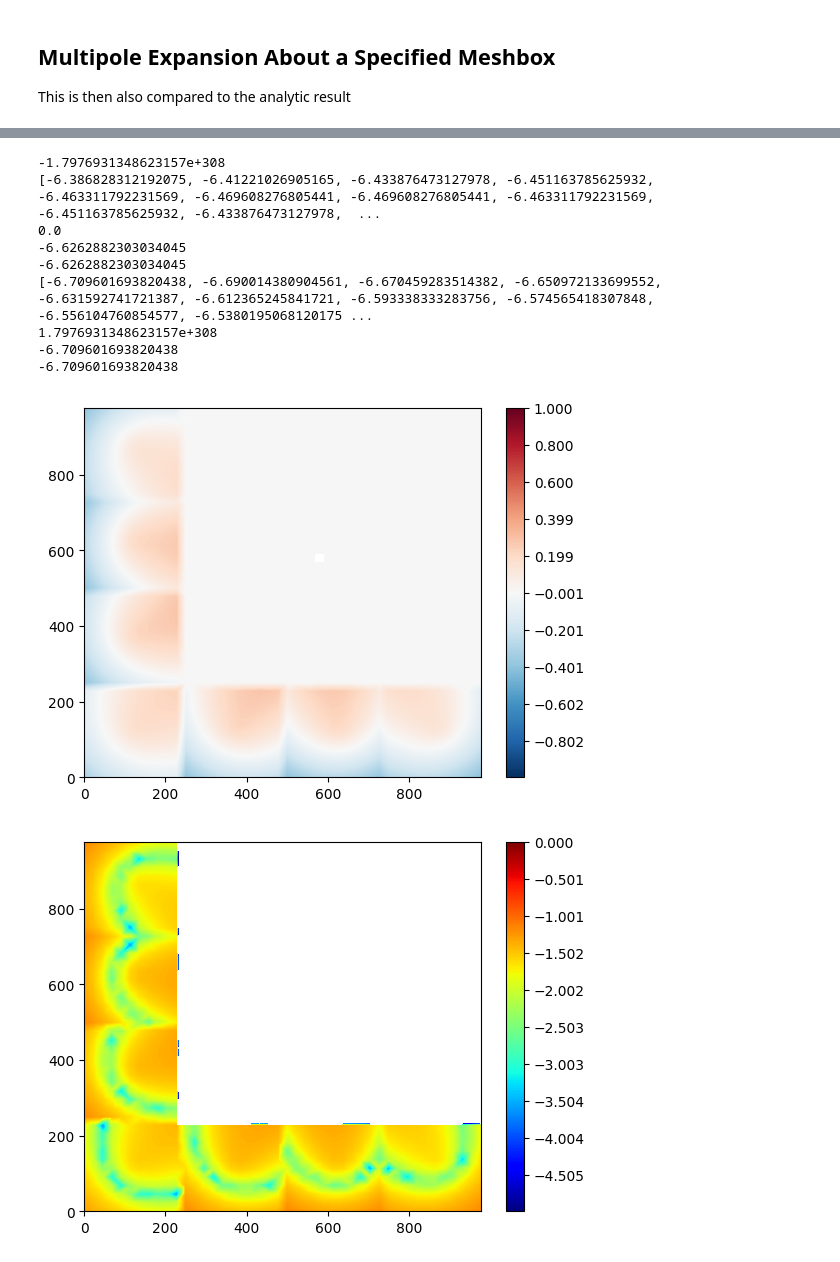
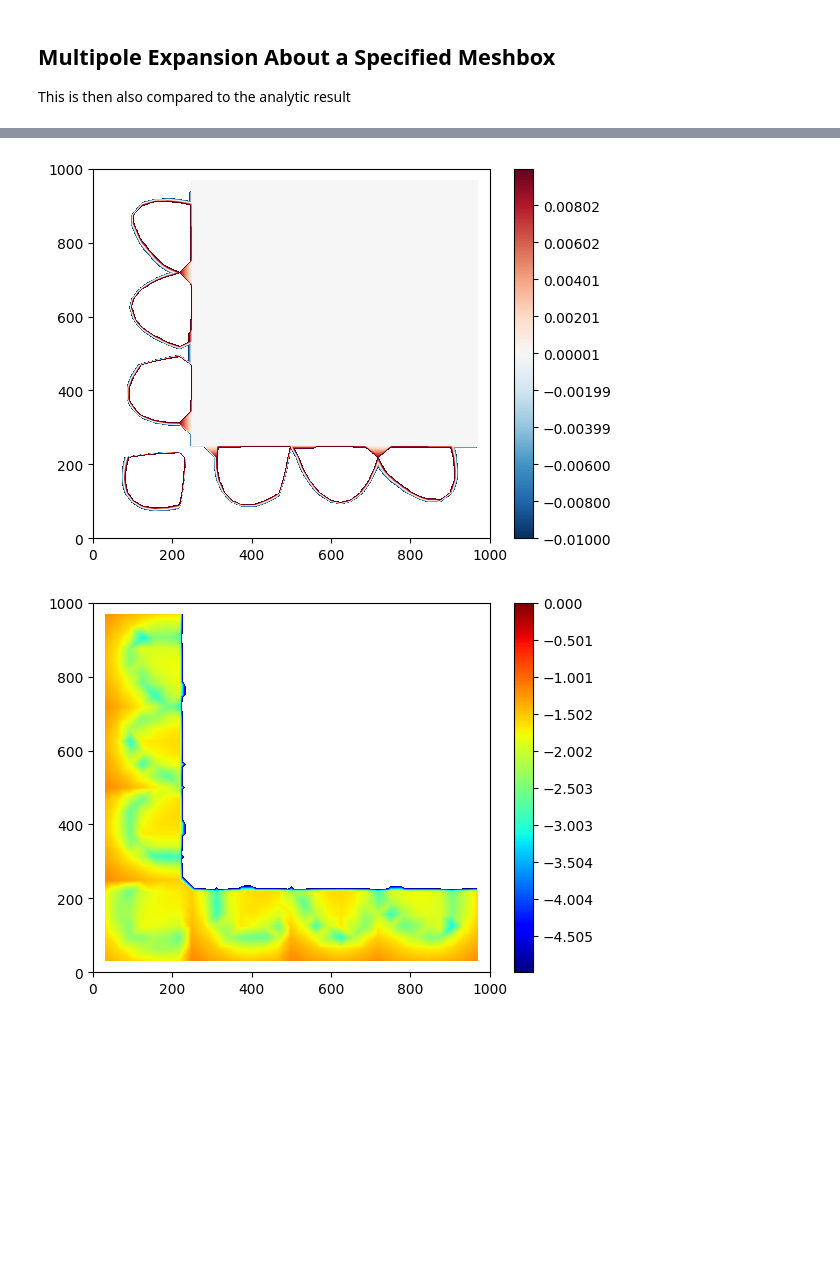
Before and after one commit to THartigan/Computing_Project, a Jupyter notebook: single_particle.ipynb, the cells around one changed output, grey strips where cells are left out. Saved outputs shown, nothing was run; the diff lists cells and outputs as text; code cells hidden in the pictures; blank space fills up the shorter version.

```diff
--- a/single_particle.ipynb
+++ b/single_particle.ipynb
@@ -14,15 +14,17 @@ import modules.Utility as util
 
 # Create particle distribution to be used in all simulations
 #np.random.seed(100)
-n_particles = 2000
+n_particles = 1000
 max_property = 0 # property could be mass or charge
 box_size = 1000
 
 # Generate initial particles
 #initial_positions = np.random.beta(2,2,(n_particles,2)) * box_size
 initial_positions=[]
-for x in np.linspace(0, box_size, int(np.sqrt(n_particles)), False):
-    for y in np.linspace(0, box_size, int(np.sqrt(n_particles)), False):
+line_n = int(np.sqrt(n_particles))
+start_inset = box_size/(line_n+1)
+for x in np.linspace(start_inset, box_size - start_inset, line_n, True):
+    for y in np.linspace(start_inset, box_size - start_inset, line_n, True):
         initial_positions.append(np.array([x, y]))
 initial_positions = np.array(initial_positions)
 print(initial_positions)
@@ -31,7 +33,7 @@ print(initial_positions)
 initial_particles = []
 for initial_position in initial_positions:
     initial_particles.append(Particle(initial_position, np.random.uniform(0,max_property)))
-point = 580
+point = 600
 charge = 1
 initial_particles.append(Particle(np.array([point,point]), charge))
 # %% [output]
@@ -142,8 +132,8 @@ point_test.plot_difference(point_test.particles, analytic_particles, [-50,50])
 # %%
-util.plot_difference(analytic_particles, fmm_particles, [-1,1])
-util.plot_log_relative_errors(fmm_particles, analytic_particles, [-5,0])
-util.plot_potentials(fmm_particles, [None,0])
-util.plot_potentials(analytic_particles, [None,0])
+util.plot_difference(analytic_particles, fmm_particles, [-0.01,0.01], x_range=[0,box_size], y_range=[0,box_size])
+util.plot_log_relative_errors(fmm_particles, analytic_particles, [-5,0], x_range=[0,box_size], y_range=[0,box_size])
+util.plot_potentials(fmm_particles, [None,0], x_range=[0,box_size], y_range=[0,box_size], z_levels=10000)
+util.plot_potentials(analytic_particles, [None,0], x_range=[0,box_size], y_range=[0,box_size])
 #fmm_simulation.plot_potential()
 #analytic_simulation.plot_potential()
 # %% [output]
@@ -157,11 +156,2 @@ util.plot_potentials(analytic_particles, [None,0])
--1.7976931348623157e+308
-[-6.386828312192075, -6.41221026905165, -6.433876473127978, -6.451163785625932, -6.463311792231569, -6.469608276805441, -6.469608276805441, -6.463311792231569, -6.451163785625932, -6.433876473127978,  ...
-0.0
--6.6262882303034045
--6.6262882303034045
-[-6.709601693820438, -6.690014380904561, -6.670459283514382, -6.650972133699552, -6.631592741721387, -6.612365245841721, -6.593338333283756, -6.574565418307848, -6.556104760854577, -6.5380195068120175 ...
-1.7976931348623157e+308
--6.709601693820438
--6.709601693820438
-[figure, old version]
+[figure, new version]
-[figure, old version]
+[figure, new version]
```
Also changed, not shown: parts of 13 cells of this notebook, 3 other files.
